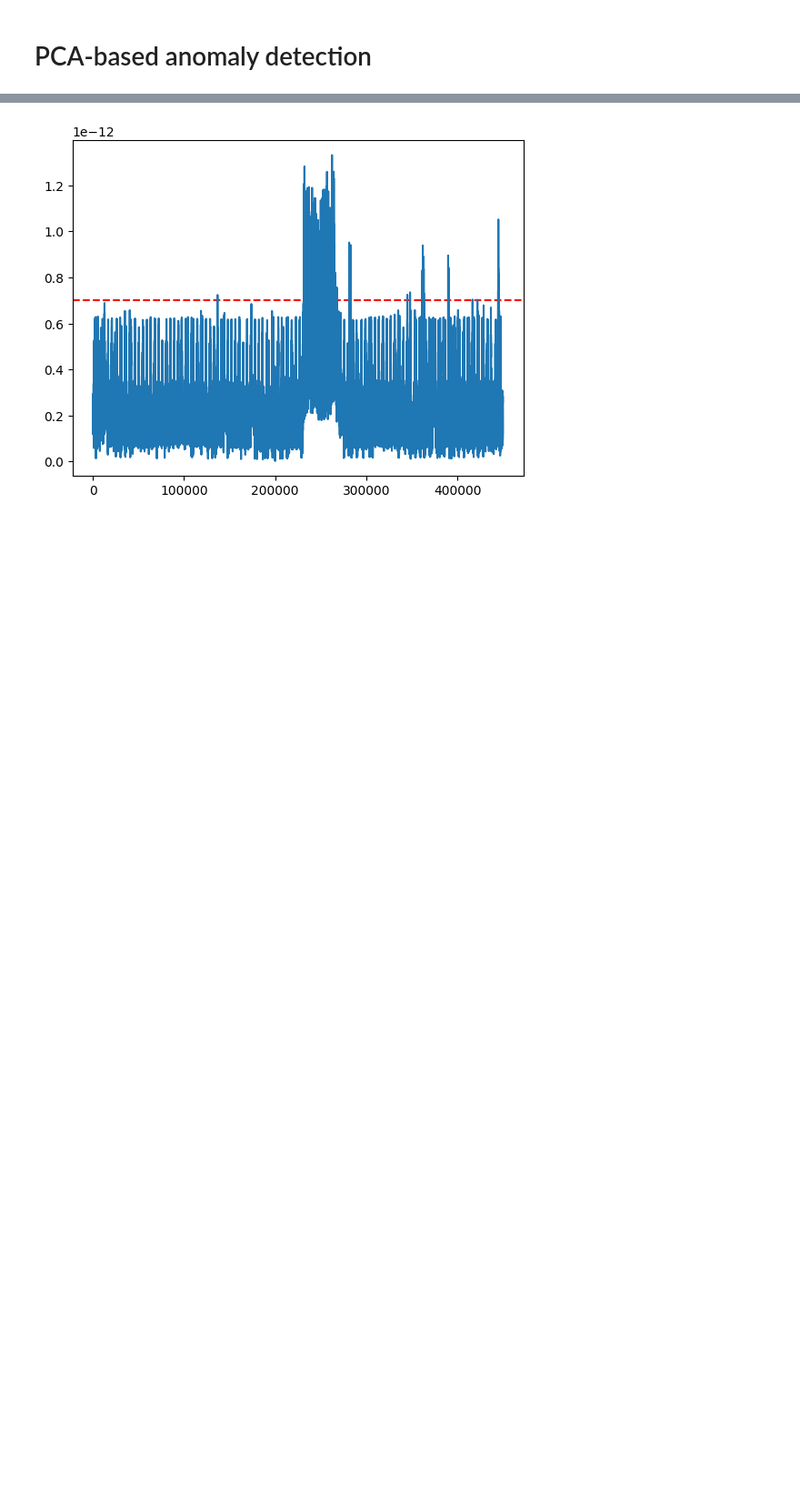
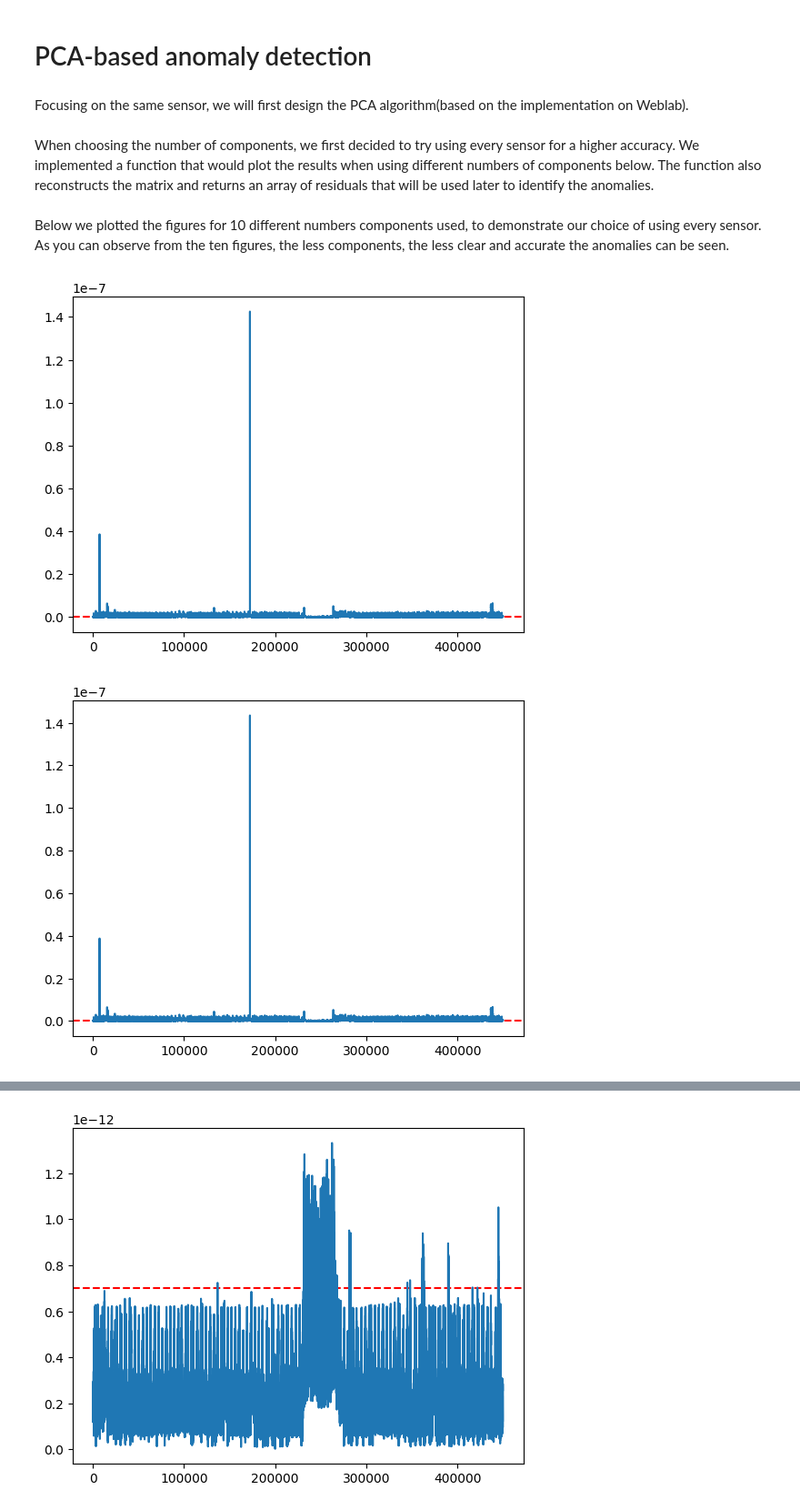
Before and after one commit to SirbayC/Anomaly-Detection-with-DTW-PCA, a Jupyter notebook: Anomaly Detection.ipynb, the cells around one changed output, grey strips where cells are left out. Shown at 91% size. Cells and saved outputs as stored; diff of their text form; code cells hidden in the pictures; blank space fills up the shorter version.

```diff
--- a/Anomaly Detection.ipynb
+++ b/Anomaly Detection.ipynb
@@ -183,5 +183,7 @@ visualize_sensor_data(trimmed_test_data, sensors=['LIT101'])
 [figure]
 # %% [markdown]
 # PCA-based anomaly detection
+# %% [markdown]
+Focusing on the same sensor, we will first design the PCA algorithm(based on the implementation on Weblab).
 # %%
 def principal_component_analysis(df, k):
@@ -209,4 +203,6 @@ def apply_principal_component_analysis(df, eigenvectors):
     return pd.DataFrame(projected_data)
+# %% [markdown]
+When choosing the number of components, we first decided to try using every sensor for a higher accuracy. We implemented a function that would plot the results when using different numbers of components below. The function also reconstructs the matrix and returns an array of residuals that will be used later to identify the anomalies.
 # %%
 number_of_sensors = test_data.shape[1] - 2 # 51
 
@@ -218,9 +214,19 @@ def plot_res(k):
     reconstructed_X = new_df @ (pca_eigenvectors.T)
     reconstructed_with_mean = pd.DataFrame(data=reconstructed_X.values + mean.values, columns=only_sensor_train_data.columns)
     diff = reconstructed_with_mean - only_sensor_train_data
+    #array of residuals, comparing initial dataframe to the reconstructed one after applying PCA
     residuals = np.linalg.norm(diff, axis=1)
-    t=7e-13
+    #plotting an example threshold
+    t=57e-14
     plt.axhline(y=t, color='r', linestyle='--', label='Threshold')
     plt.plot(residuals)
     plt.show()
     return residuals
+# %% [markdown]
+Below we plotted the figures for 10 different numbers components used, to demonstrate our choice of using every sensor. As you can observe from the ten figures, the less components, the less clear and accurate the anomalies can be seen.
+# %%
+for i in range(1, 10):
+    plot_res(2*i)
+# %% [output]
+[figure, added]
+[figure, added]
```
Also changed, not shown: parts of 10 cells of this notebook.
